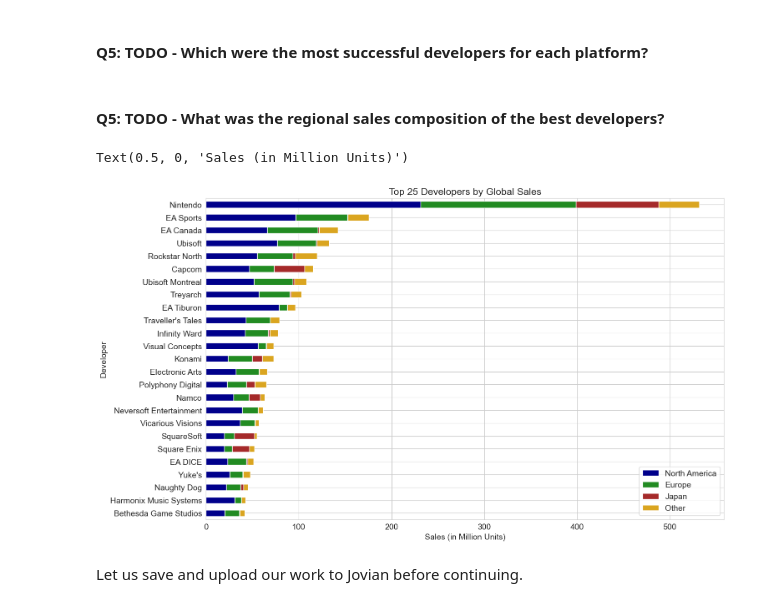
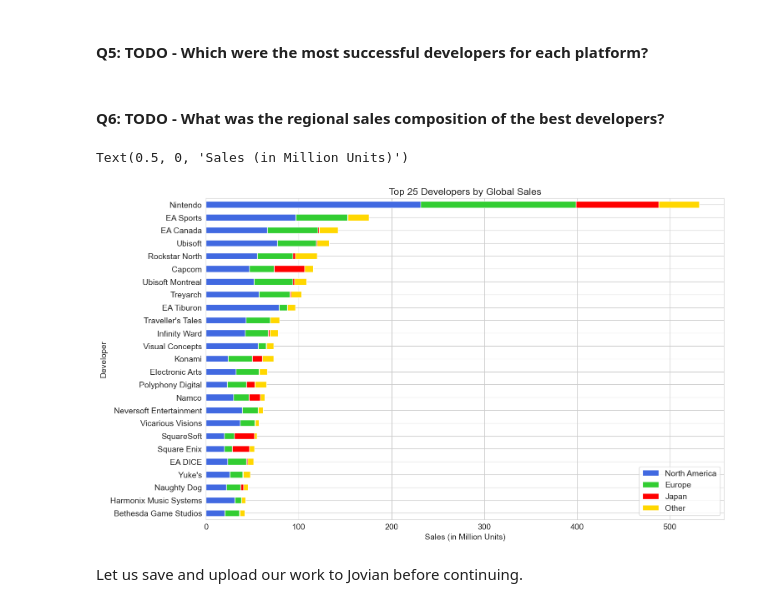
Before and after one commit to MatiasCarbone/video-game-sales-exploratory-analysis, a Jupyter notebook: video-game-sales-exploratory-analysis.ipynb, the cells around one changed output. Saved outputs shown, nothing was run; the diff lists cells and outputs as text; code cells hidden in the pictures.

```diff
--- a/video-game-sales-exploratory-analysis.ipynb
+++ b/video-game-sales-exploratory-analysis.ipynb
@@ -419,19 +438,19 @@ m.legend(loc='lower left', labels=['X360','XBox','XOne'])
 # %% [markdown]
 #### Q5: TODO - Which were the most successful developers for each platform?
 # %% [markdown]
-#### Q5: TODO - What was the regional sales composition of the best developers?
+#### Q6: TODO - What was the regional sales composition of the best developers?
 # %%
 df = game_df.groupby('Developer').sum()[['NA_Sales', 'EU_Sales', 'JP_Sales', 'Other_Sales', 'Global_Sales']].sort_values('Global_Sales',ascending=False).drop('Global_Sales', axis=1).head(25)
 df[['NA_Sales', 'EU_Sales', 'JP_Sales', 'Other_Sales']] /= 1000000
 
-df.plot(kind='barh', stacked=True, color=['darkblue', 'forestgreen', 'brown', 'goldenrod'], figsize=(16,10))
+df.plot(kind='barh', stacked=True, color=['royalblue', 'limegreen', 'red', 'gold'], figsize=(16,10))
 plt.gca().invert_yaxis()
 plt.legend(['North America', 'Europe', 'Japan', 'Other'])
 plt.title('Top 25 Developers by Global Sales')
 plt.xlabel('Sales (in Million Units)')
 # %% [output]
 Text(0.5, 0, 'Sales (in Million Units)')
-[figure, old version]
+[figure, new version]
 # %% [markdown]
 Let us save and upload our work to Jovian before continuing.
 # %%
```
Also changed, not shown: parts of 8 cells of this notebook.
